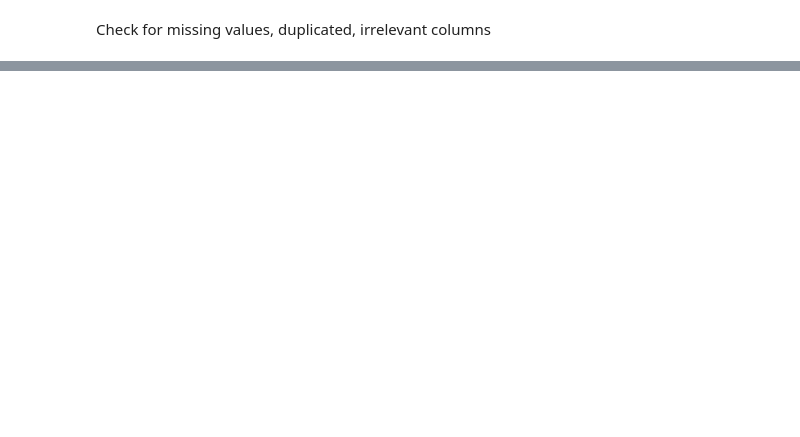
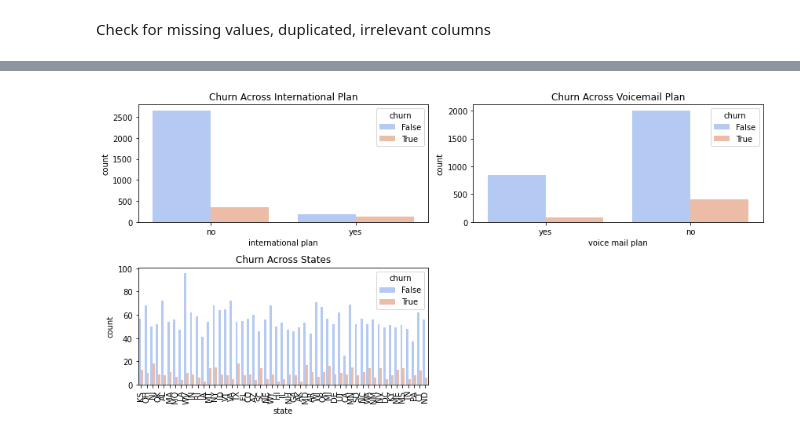
Before and after one commit to Aachiko/Phase-3-ML-Project, a Jupyter notebook: phase-3.ipynb, the cells around one changed output, grey strips where cells are left out. Saved outputs shown, nothing was run; the diff lists cells and outputs as text; code cells hidden in the pictures; blank space fills up the shorter version.

Commit message:
Data Understanding and Analysis

```diff
--- a/phase-3.ipynb
+++ b/phase-3.ipynb
@@ -39,0 +166,23 @@ Check for missing values, duplicated, irrelevant columns
+# %%
+#Churn Across Categorical Features
+#1
+plt.figure(figsize=(12, 6))
+plt.subplot(2, 2, 1)
+sns.countplot(x="international plan", hue="churn", data=df, palette="coolwarm")
+plt.title("Churn Across International Plan")
+
+#2
+plt.subplot(2, 2, 2)
+sns.countplot(x="voice mail plan", hue="churn", data=df, palette="coolwarm")
+plt.title("Churn Across Voicemail Plan")
+
+#3
+plt.subplot(2, 2, 3)
+sns.countplot(x="state", hue="churn", data=df, palette="coolwarm")
+plt.title("Churn Across States")
+plt.xticks(rotation=90)
+
+plt.tight_layout()
+plt.show()
+# %% [output]
+[figure, added]
```
Also changed, not shown: parts of 20 cells of this notebook.
